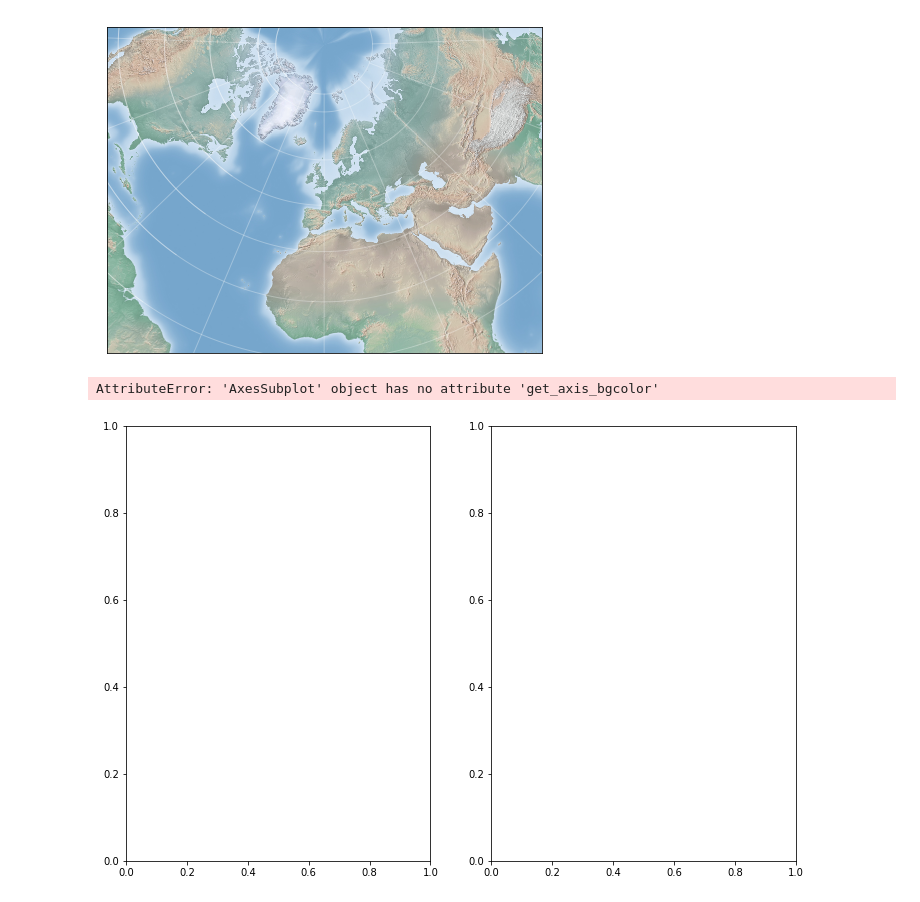
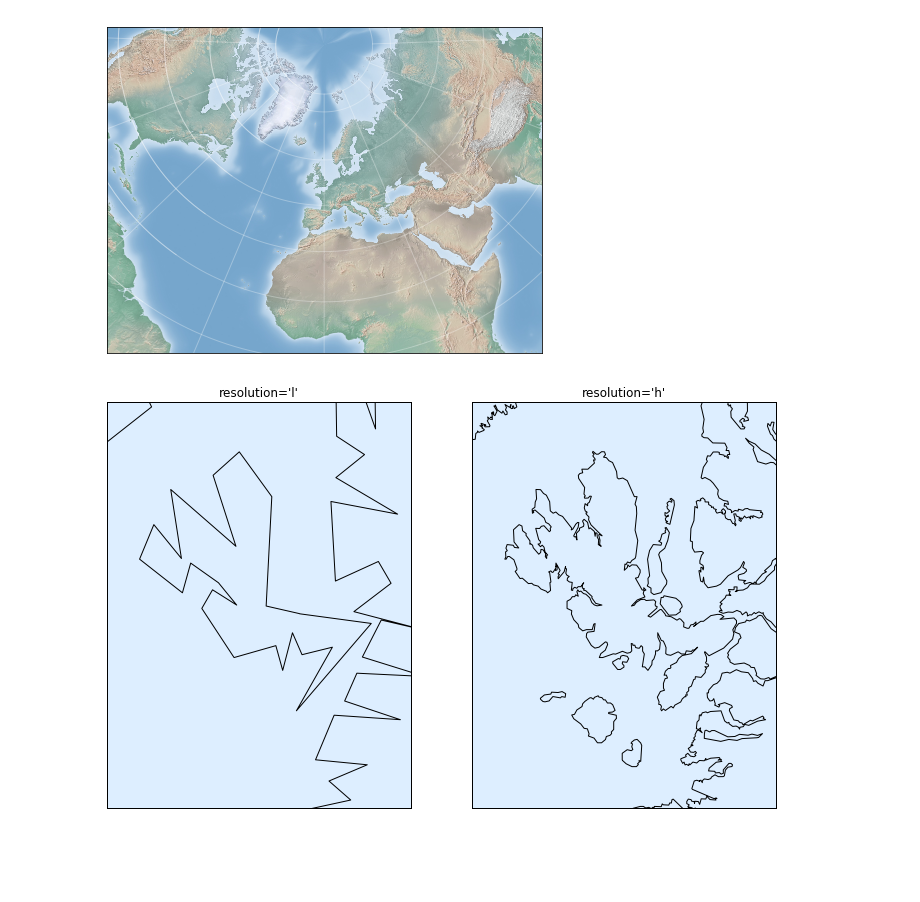
Before and after one commit to birromer/pdsh, a Jupyter notebook: matplotlib-geographical-data.ipynb, the cells around one changed output. Saved outputs shown, nothing was run; the diff lists cells and outputs as text; code cells hidden in the pictures; blank space fills up the shorter version.

```diff
--- a/matplotlib-geographical-data.ipynb
+++ b/matplotlib-geographical-data.ipynb
@@ -78,11 +78,10 @@ draw_map(m)
 # %%
 fig, ax = plt.subplots(1, 2, figsize=(12, 8))
 for i, res in enumerate(['l', 'h']):
     m = Basemap(projection='gnom', lat_0=57.3, lon_0=-6.2, width=90000, height=120000, resolution=res, ax=ax[i])
-    m.fillcontinents(color='#FFDDCC', lake_color='#DDEEFF')
+    #m.fillcontinents(color='#FFDDCC', lake_color='#DDEEFF')
     m.drawmapboundary(fill_color='#DDEEFF')
     m.drawcoastlines()
     ax[i].set_title("resolution='{0}'".format(res))
 # %% [output]
-AttributeError: 'AxesSubplot' object has no attribute 'get_axis_bgcolor'
-[figure, old version]
+[figure, new version]
```
Also changed, not shown: parts of 6 cells of this notebook, 1 other file.
